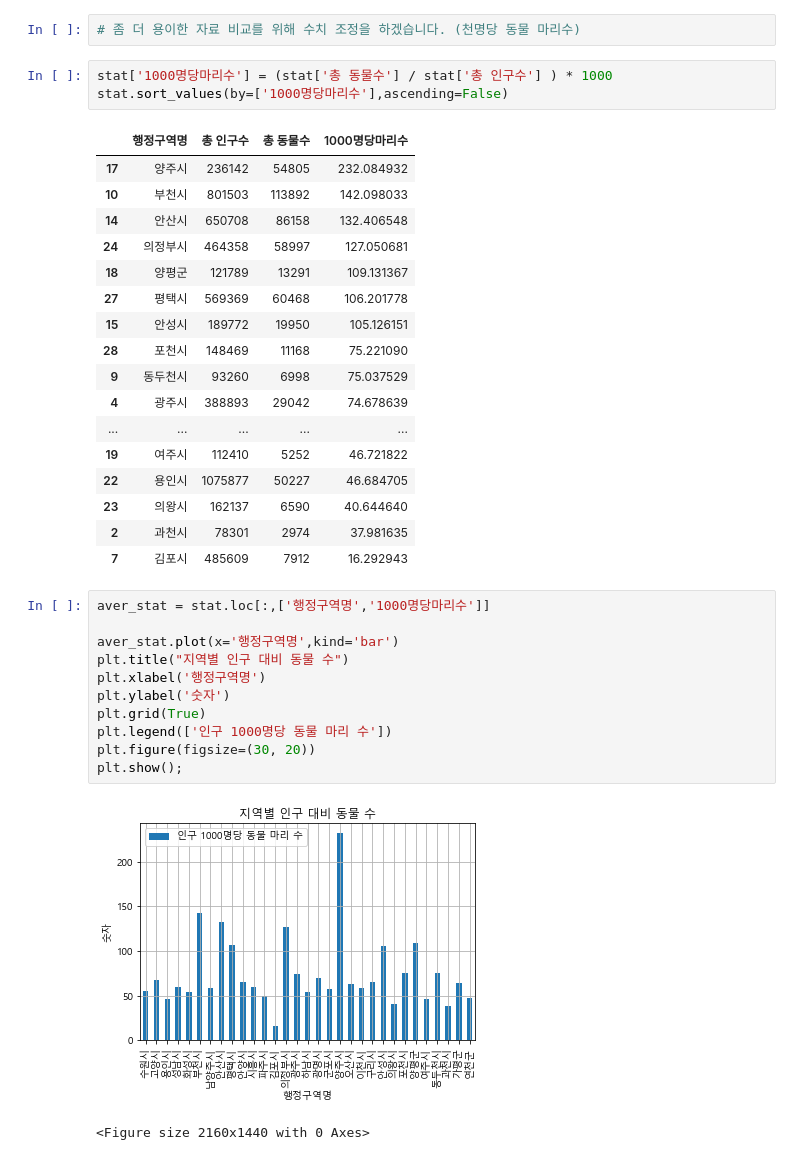
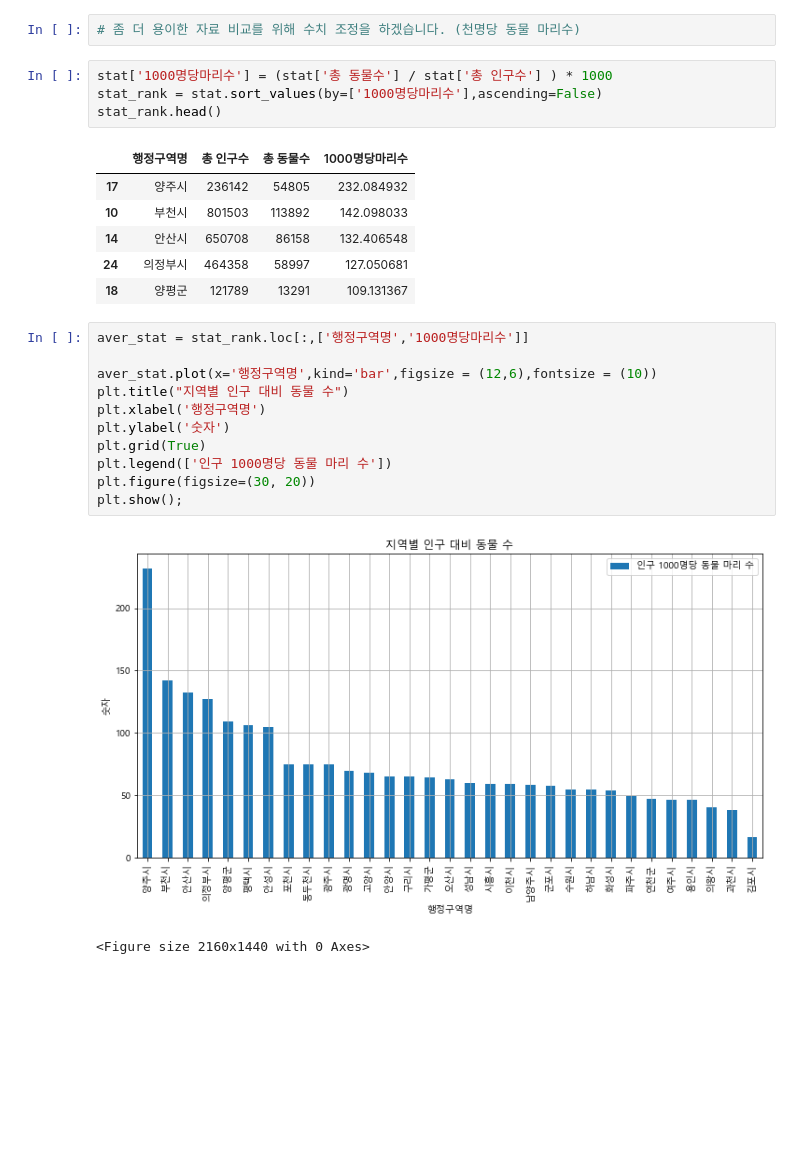
Before and after one commit to doksan-tech/project_pet, a Jupyter notebook: 경기도 반려동물.ipynb, the cells around one changed output. Saved outputs shown, nothing was run; the diff lists cells and outputs as text; blank space fills up the shorter version.

```diff
--- a/경기도 반려동물.ipynb
+++ b/경기도 반려동물.ipynb
@@ -308,7 +233,8 @@ plt.show();
 # 좀 더 용이한 자료 비교를 위해 수치 조정을 하겠습니다. (천명당 동물 마리수)
 # %%
 stat['1000명당마리수'] = (stat['총 동물수'] / stat['총 인구수'] ) * 1000
-stat.sort_values(by=['1000명당마리수'],ascending=False)
+stat_rank = stat.sort_values(by=['1000명당마리수'],ascending=False)
+stat_rank.head()
 # %% [output]
 |  | 행정구역명 | 총 인구수 | 총 동물수 | 1000명당마리수 |
 | 17 | 양주시 | 236142 | 54805 | 232.084932 |
@@ -316,28 +242,17 @@ stat.sort_values(by=['1000명당마리수'],ascending=False)
 | 14 | 안산시 | 650708 | 86158 | 132.406548 |
 | 24 | 의정부시 | 464358 | 58997 | 127.050681 |
 | 18 | 양평군 | 121789 | 13291 | 109.131367 |
-| 27 | 평택시 | 569369 | 60468 | 106.201778 |
-| 15 | 안성시 | 189772 | 19950 | 105.126151 |
-| 28 | 포천시 | 148469 | 11168 | 75.221090 |
-| 9 | 동두천시 | 93260 | 6998 | 75.037529 |
-| 4 | 광주시 | 388893 | 29042 | 74.678639 |
-| ... | ... | ... | ... | ... |
-| 19 | 여주시 | 112410 | 5252 | 46.721822 |
-| 22 | 용인시 | 1075877 | 50227 | 46.684705 |
-| 23 | 의왕시 | 162137 | 6590 | 40.644640 |
-| 2 | 과천시 | 78301 | 2974 | 37.981635 |
-| 7 | 김포시 | 485609 | 7912 | 16.292943 |
 # %%
-aver_stat = stat.loc[:,['행정구역명','1000명당마리수']]
+aver_stat = stat_rank.loc[:,['행정구역명','1000명당마리수']]
 
-aver_stat.plot(x='행정구역명',kind='bar')
+aver_stat.plot(x='행정구역명',kind='bar',figsize = (12,6),fontsize = (10))
 plt.title("지역별 인구 대비 동물 수")
 plt.xlabel('행정구역명')
 plt.ylabel('숫자')
 plt.grid(True)
 plt.legend(['인구 1000명당 동물 마리 수'])
 plt.figure(figsize=(30, 20))
 plt.show();
 # %% [output]
-[figure, old version]
+[figure, new version]
 <Figure size 2160x1440 with 0 Axes>
```
Also changed, not shown: parts of 17 cells of this notebook.
